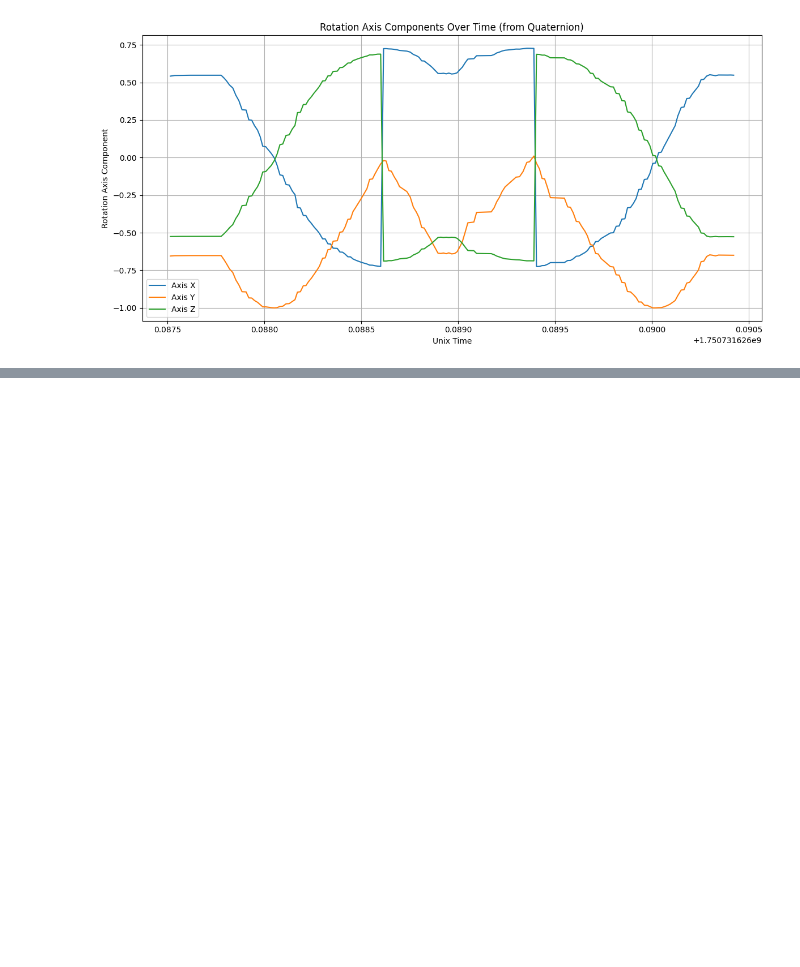
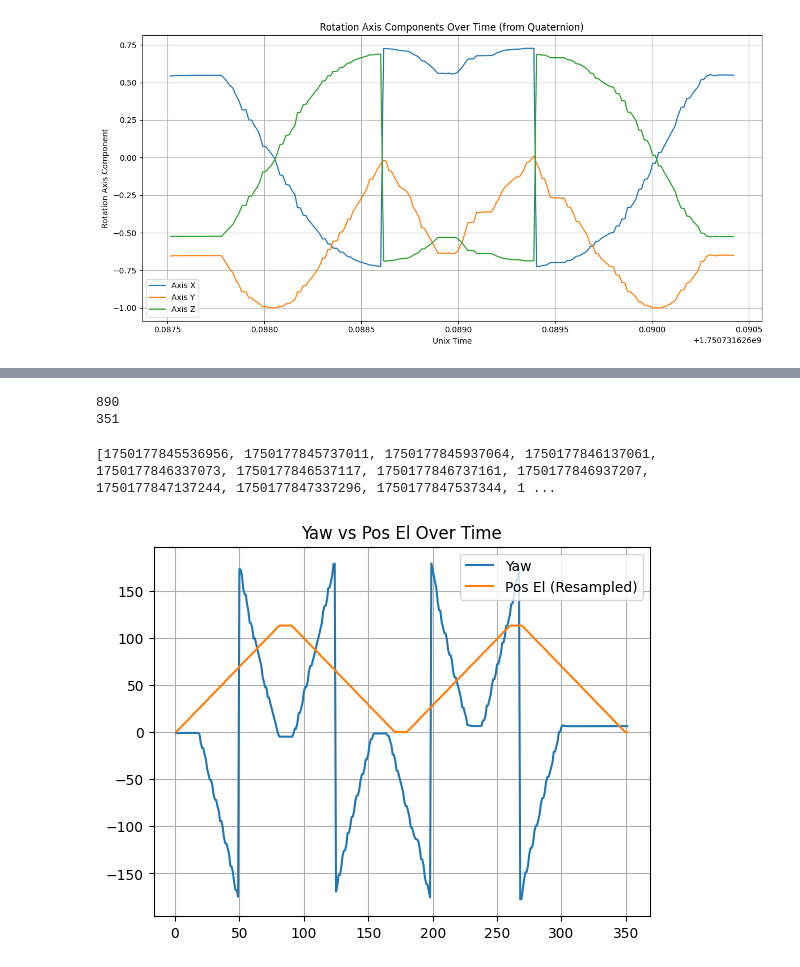
Before and after one commit to EIGSEP/eigsep-sensors, a Jupyter notebook: notebooks/imu_data_test.ipynb, the cells around one changed output, grey strips where cells are left out. Saved outputs shown, nothing was run; the diff lists cells and outputs as text; code cells hidden in the pictures; blank space fills up the shorter version.

```diff
--- a/notebooks/imu_data_test.ipynb
+++ b/notebooks/imu_data_test.ipynb
@@ -146,0 +203,27 @@ plt.show()
+# %%
+pos_els = [int(line.strip().split(',')[2]) for line in lines[1:]]
+times_motor = [int(line.strip().split(',')[0]) for line in lines[1:]]
+print(len(pos_els))
+print(len(df_valid))
+# %% [output]
+890
+351
+# %%
+print(times_motor)
+# %% [output]
+[1750177845536956, 1750177845737011, 1750177845937064, 1750177846137061, 1750177846337073, 1750177846537117, 1750177846737161, 1750177846937207, 1750177847137244, 1750177847337296, 1750177847537344, 1 ...
+# %%
+downsampled_pos_els = np.linspace(0, len(pos_els) - 1, len(df_valid)).astype(int)
+pos_els_resampled = np.array(pos_els)[downsampled_pos_els]
+
+# Now plot both
+import matplotlib.pyplot as plt
+
+plt.plot(df_valid.index, df_valid["yaw"], label="Yaw")
+plt.plot(df_valid.index, pos_els_resampled/200, label="Pos El (Resampled)")
+plt.legend()
+plt.grid(True)
+plt.title("Yaw vs Pos El Over Time")
+plt.show()
+# %% [output]
+[figure, added]
```
Also changed, not shown: parts of 10 cells of this notebook, 2 other files.
